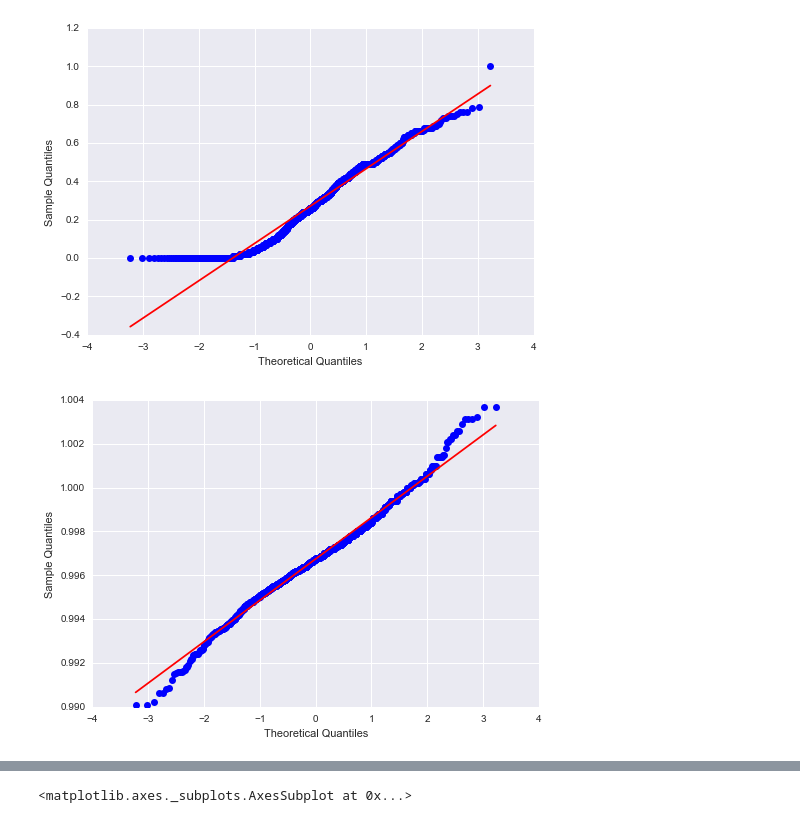
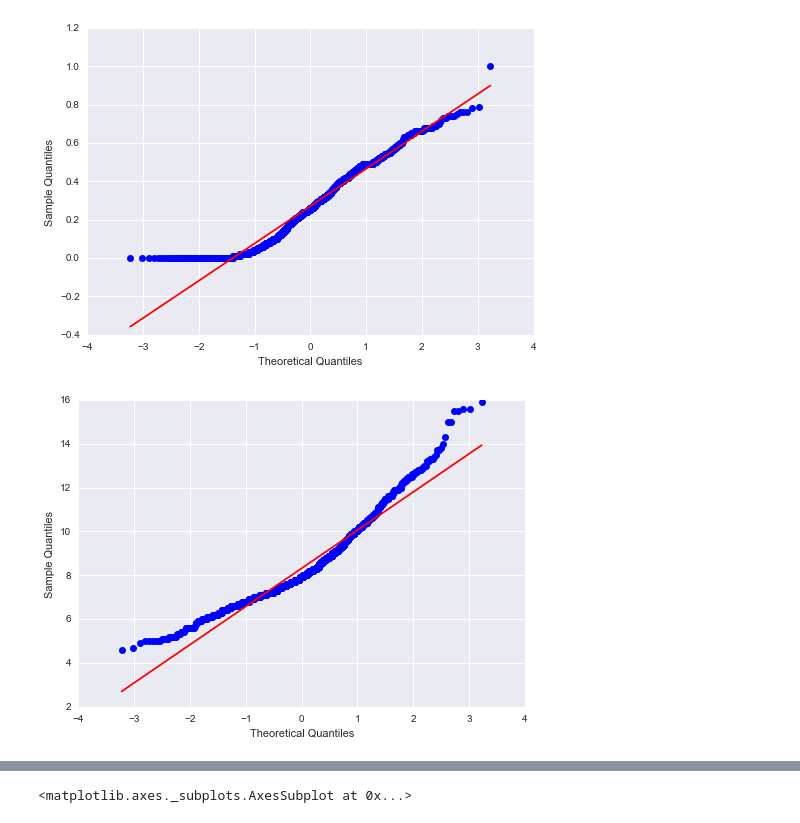
Before and after one commit to celtion/DS-SF-27, a Jupyter notebook: final-project/3/code/winequality_VinoVerde_Red_Celia_draft1.ipynb, the cells around one changed output, grey strips where cells are left out. Cells and saved outputs as stored; diff of their text form; code cells hidden in the pictures.

```diff
--- a/final-project/3/code/winequality_VinoVerde_Red_Celia_draft1.ipynb
+++ b/final-project/3/code/winequality_VinoVerde_Red_Celia_draft1.ipynb
@@ -234,8 +245,8 @@ pass
 # %% [output]
 [figure]
 # %%
-sm.qqplot(df.density, line = 's')
+sm.qqplot(df.fixed_acidity, line = 's')
 
 pass
 # %% [output]
-[figure, old version]
+[figure, new version]
```
Also changed, not shown: parts of 59 cells of this notebook, 32 other files.
